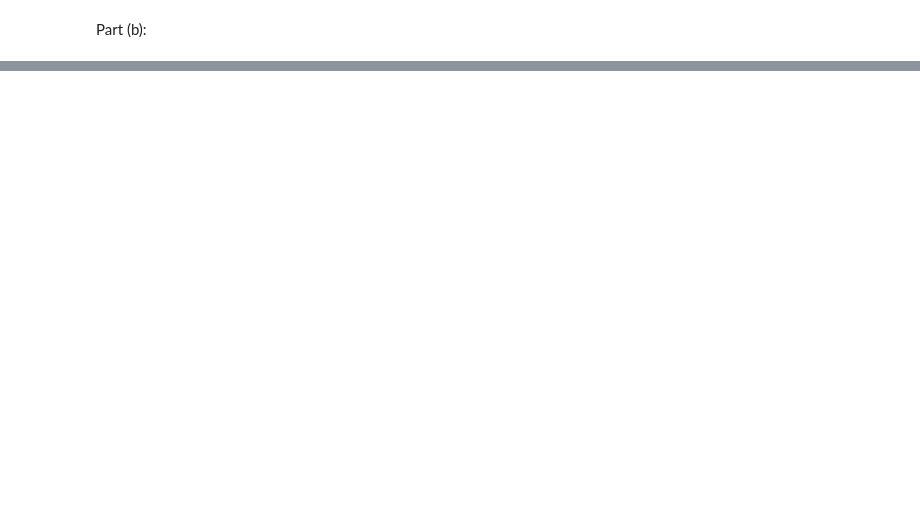
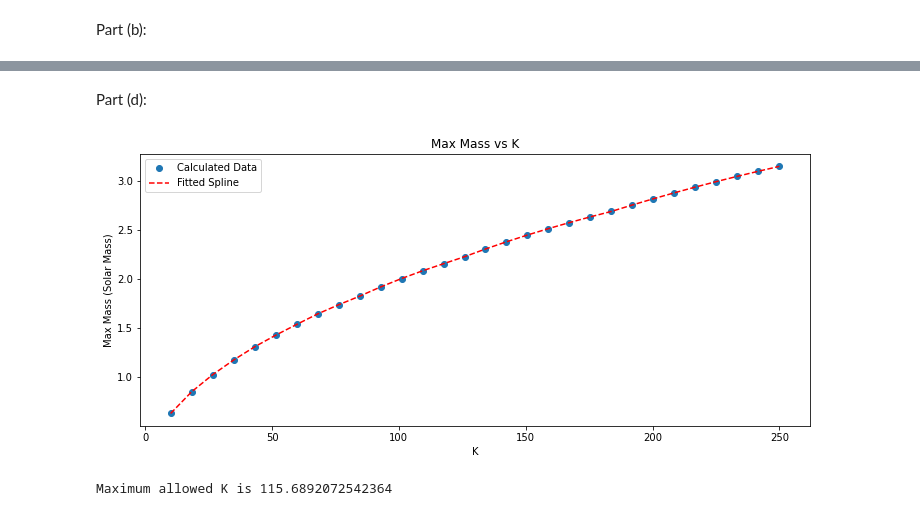
Before and after one commit to tevfikyuce/PHYS514_Final_Project, a Jupyter notebook: FinalProject_Einsten.ipynb, the cells around one changed output, grey strips where cells are left out. Drawn from its saved outputs; the diff is of its cells as text; code cells hidden in the pictures; blank space fills up the shorter version.

```diff
--- a/FinalProject_Einsten.ipynb
+++ b/FinalProject_Einsten.ipynb
@@ -79,0 +121,50 @@ plt.show()
+# %% [markdown]
+Part (d):
+# %%
+#This cell computes maximum mass for differnt values of K_NS
+N_rho_c_samples = 30 #Number of rho_c samples
+N_K_NS_samples = 30 #Number of samples of K_NS values
+K_NS_min = 10 #Minimum K_NS values to be used
+K_NS_max = 250 #Maximum K_NS values to be used
+K_NS_vals = np.linspace(K_NS_min, K_NS_max, N_K_NS_samples) #K_NS values to be max mass calculated
+
+#Iterate over K_NS values and find maximum mass
+max_M_vals = [] #Initialize array for max M
+for K_NS in K_NS_vals:
+    rho_c_vals = np.logspace(-6,-1, N_rho_c_samples)
+    p_c_vals = K_NS * np.power(rho_c_vals, 2)
+    M_vals = [] #Initialize mass array
+    #Calculate M-R for different rho_c values
+    for p_c in p_c_vals:
+        R, M = einstein_functions.solve_TOV(p_c=p_c, K_NS=K_NS)
+        M_vals.append(M)
+    M_vals = np.asarray(M_vals).astype(float)
+    #Find maximum mass and append to list
+    max_M_vals.append(np.max(M_vals))
+
+max_M_vals = np.asarray(max_M_vals).astype(float) #Convert list to numpy array
+
+#Fit Spline to Calculated Values
+K_max_M_spline = CubicSpline(x=K_NS_vals, y=max_M_vals)
+
+#Find the points where spline equals to 2.14 Solar Mass
+#Define function to be used in scipy.optimize.fsolve
+def K_max_find(x):
+    return K_max_M_spline(x) - 2.14
+
+K_max = fsolve(func=K_max_find, x0=100)
+
+#Plot the results
+plt.figure(figsize=(12,5))
+plt.scatter(x=K_NS_vals, y=max_M_vals)
+plt.plot(K_NS_vals, K_max_M_spline(K_NS_vals), '--', color='red')
+plt.legend(['Calculated Data', 'Fitted Spline'])
+plt.xlabel('K')
+plt.ylabel('Max Mass (Solar Mass)')
+plt.title('Max Mass vs K')
+plt.show()
+
+print('Maximum allowed K is ' + str(K_max[0]))
+# %% [output]
+[figure, added]
+Maximum allowed K is 115.6892072542364
```
Also changed, not shown: parts of 5 cells of this notebook, 7 other files.
